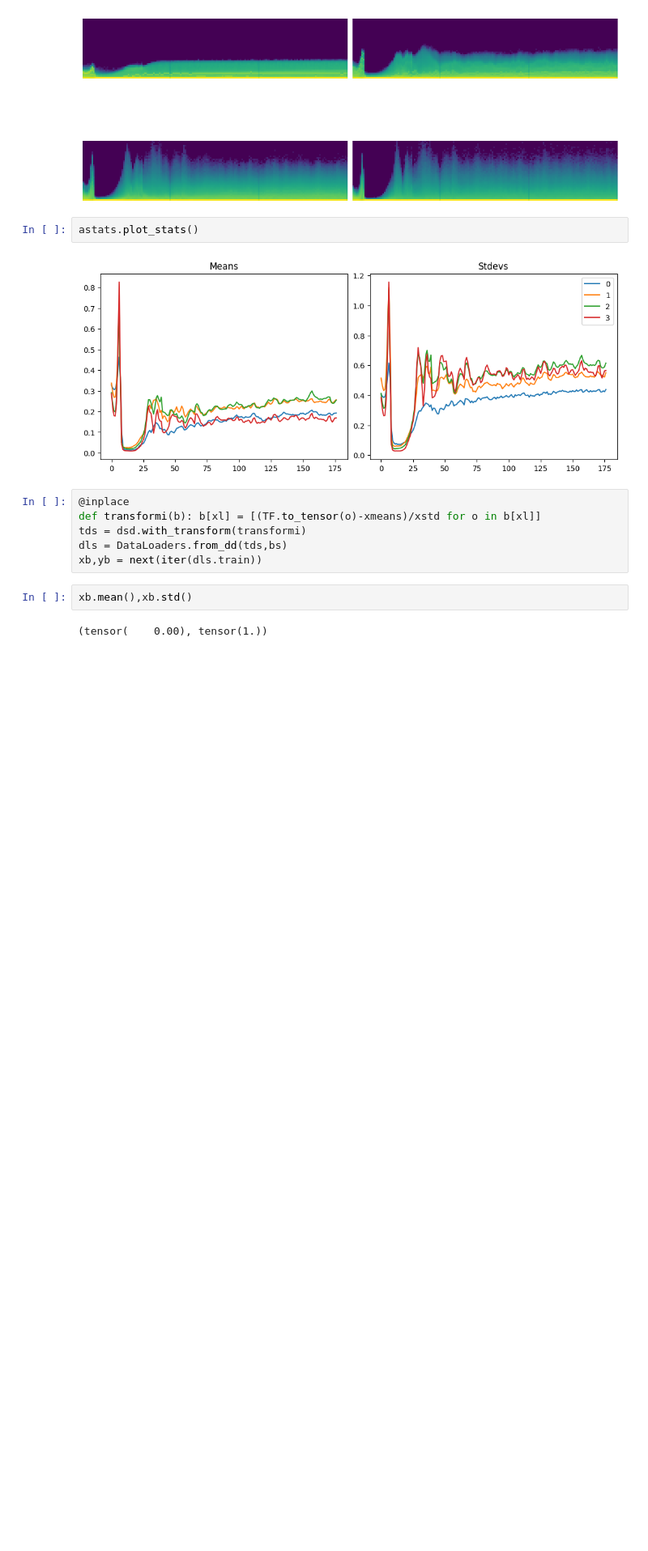
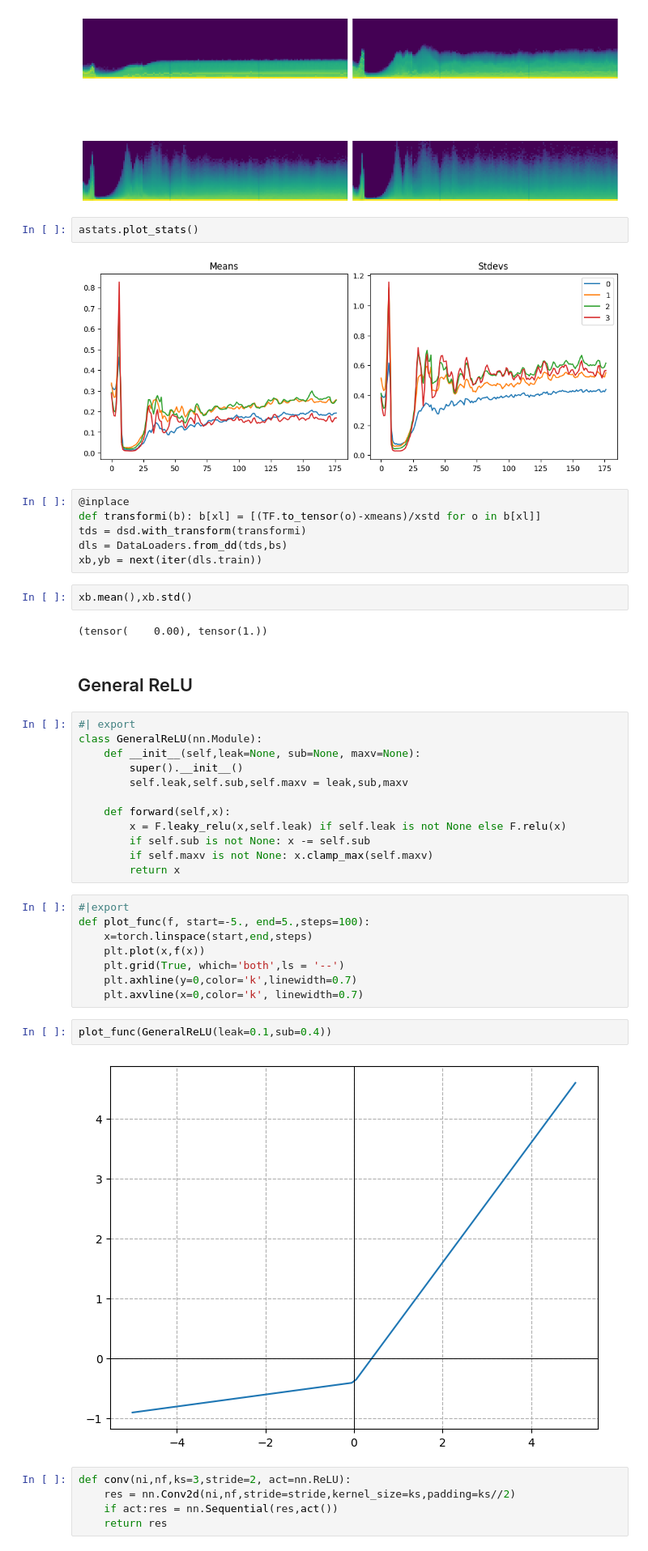
Before and after one commit to mtm-007/Deep-Learing-from-the-foundation-and-GEN_AI, a Jupyter notebook: initializing.ipynb, the cells around one changed output. Shown at 81% size. Cells and saved outputs as stored; diff of their text form; blank space fills up the shorter version.

```diff
--- a/initializing.ipynb
+++ b/initializing.ipynb
@@ -404,3 +404,34 @@ xb,yb = next(iter(dls.train))
 xb.mean(),xb.std()
 # %% [output]
 (tensor(    0.00), tensor(1.))
+# %% [markdown]
+## General ReLU
+# %%
+#| export
+class GeneralReLU(nn.Module):
+    def __init__(self,leak=None, sub=None, maxv=None):
+        super().__init__()
+        self.leak,self.sub,self.maxv = leak,sub,maxv
+
+    def forward(self,x):
+        x = F.leaky_relu(x,self.leak) if self.leak is not None else F.relu(x)
+        if self.sub is not None: x -= self.sub
+        if self.maxv is not None: x.clamp_max(self.maxv)
+        return x
+# %%
+#|export
+def plot_func(f, start=-5., end=5.,steps=100):
+    x=torch.linspace(start,end,steps)
+    plt.plot(x,f(x))
+    plt.grid(True, which='both',ls = '--')
+    plt.axhline(y=0,color='k',linewidth=0.7)
+    plt.axvline(x=0,color='k', linewidth=0.7)
+# %%
+plot_func(GeneralReLU(leak=0.1,sub=0.4))
+# %% [output]
+[figure, added]
+# %%
+def conv(ni,nf,ks=3,stride=2, act=nn.ReLU):
+    res = nn.Conv2d(ni,nf,stride=stride,kernel_size=ks,padding=ks//2)
+    if act:res = nn.Sequential(res,act())
+    return res
```
Also changed, not shown: parts of 22 cells of this notebook.
